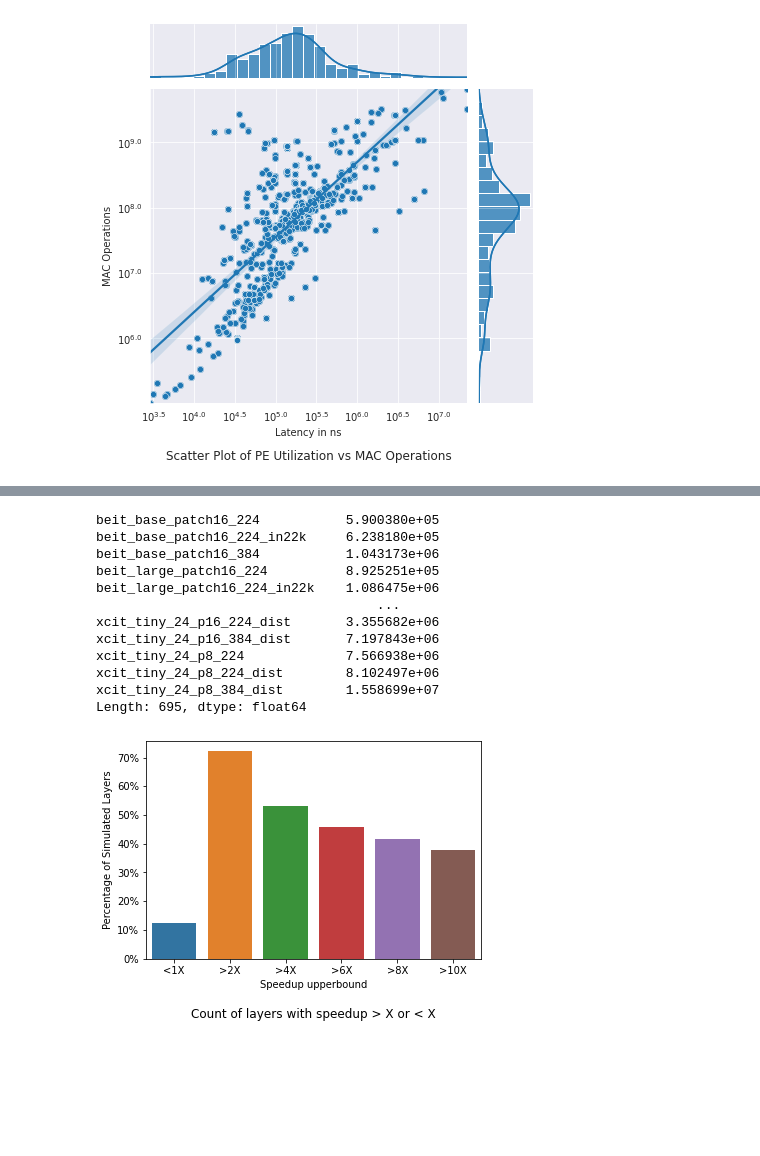
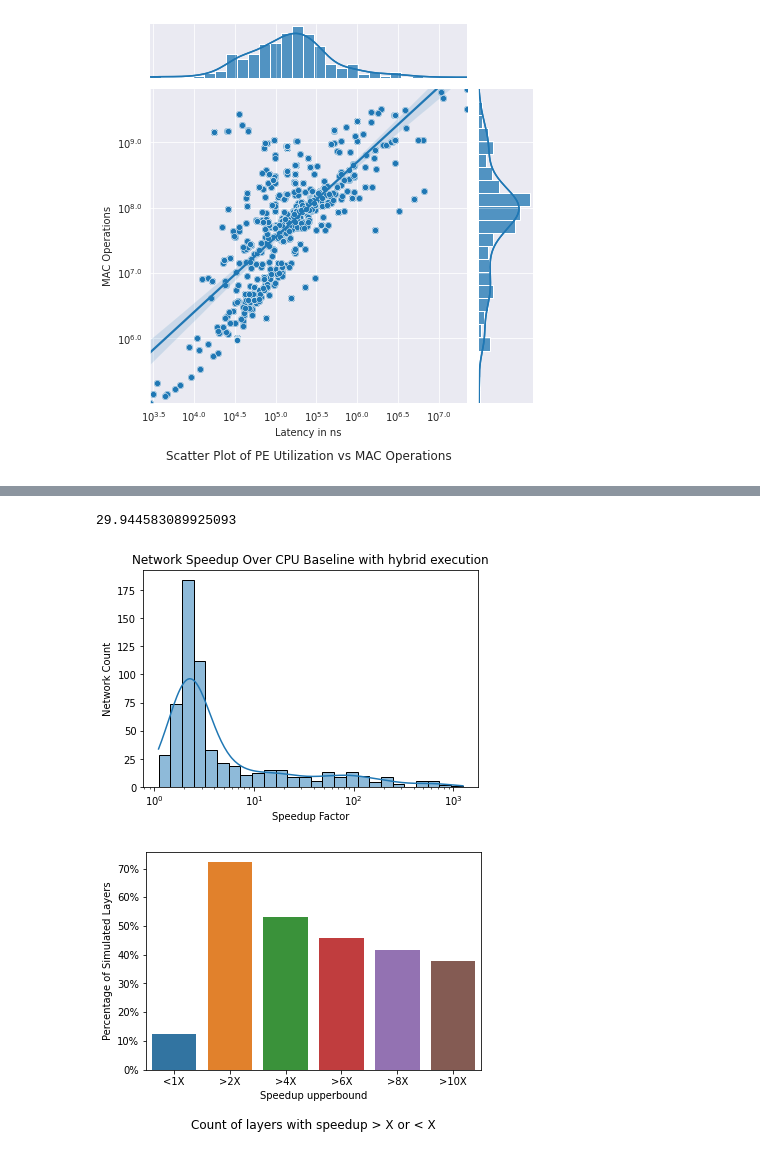
Before and after one commit to asultan123/hero-sim, a Jupyter notebook: scripts/latency.ipynb, the cells around one changed output, grey strips where cells are left out. Drawn from its saved outputs; the diff is of its cells as text; code cells hidden in the pictures; blank space fills up the shorter version.

Commit message:
updated hybrid figure

```diff
--- a/scripts/latency.ipynb
+++ b/scripts/latency.ipynb
@@ -117,31 +117,27 @@ network_speedup.mean()
 # %%
 layer_metrics = pd.read_csv(
     "../data/layer_metrics.csv",
     index_col=[0, 1],
 )
 arch_metrics = pd.read_csv(
     "../data/arch_metrics_iofmap_1mb.csv",
     index_col=[0, 1],
 )
 
 cpu_baseline = layer_metrics["cpu_time"].groupby(level=0).sum().mul(10**3)
 latency_of_spedup_layers = arch_metrics[arch_metrics['speedup']>1]['latency'].groupby(level=0).sum()
 latency_of_offloaded_layers = arch_metrics.join(layer_metrics)[arch_metrics['speedup']<=1]['cpu_time'].mul(10**3).groupby(level=0).sum()
-latency_of_offloaded_layers+latency_of_spedup_layers
+network_speedup = cpu_baseline/(latency_of_offloaded_layers+latency_of_spedup_layers)
+plt = se.histplot(network_speedup, log_scale=True, kde=True)
+plt.set_xscale('log', base=10)
+plt.set_xlabel('Speedup Factor')
+plt.set_ylabel('Network Count')
+plt.set_title('Network Speedup Over CPU Baseline with hybrid execution')
+network_speedup.mean()
 # arch_metrics[arch_metrics['speedup']>1]['latency'] + arch_metrics[arch_metrics['speedup']<=1].join(layer_metrics)['cpu_time']
 # %% [output]
-beit_base_patch16_224           5.900380e+05
-beit_base_patch16_224_in22k     6.238180e+05
-beit_base_patch16_384           1.043173e+06
-beit_large_patch16_224          8.925251e+05
-beit_large_patch16_224_in22k    1.086475e+06
-                                    ...
-xcit_tiny_24_p16_224_dist       3.355682e+06
-xcit_tiny_24_p16_384_dist       7.197843e+06
-xcit_tiny_24_p8_224             7.566938e+06
-xcit_tiny_24_p8_224_dist        8.102497e+06
-xcit_tiny_24_p8_384_dist        1.558699e+07
-Length: 695, dtype: float64
+29.944583089925093
+[figure, added]
 # %%
 arch_metrics = pd.read_csv(
     "../data/arch_metrics_iofmap_1mb.csv",
```
Also changed, not shown: parts of 1 cell of this notebook.
